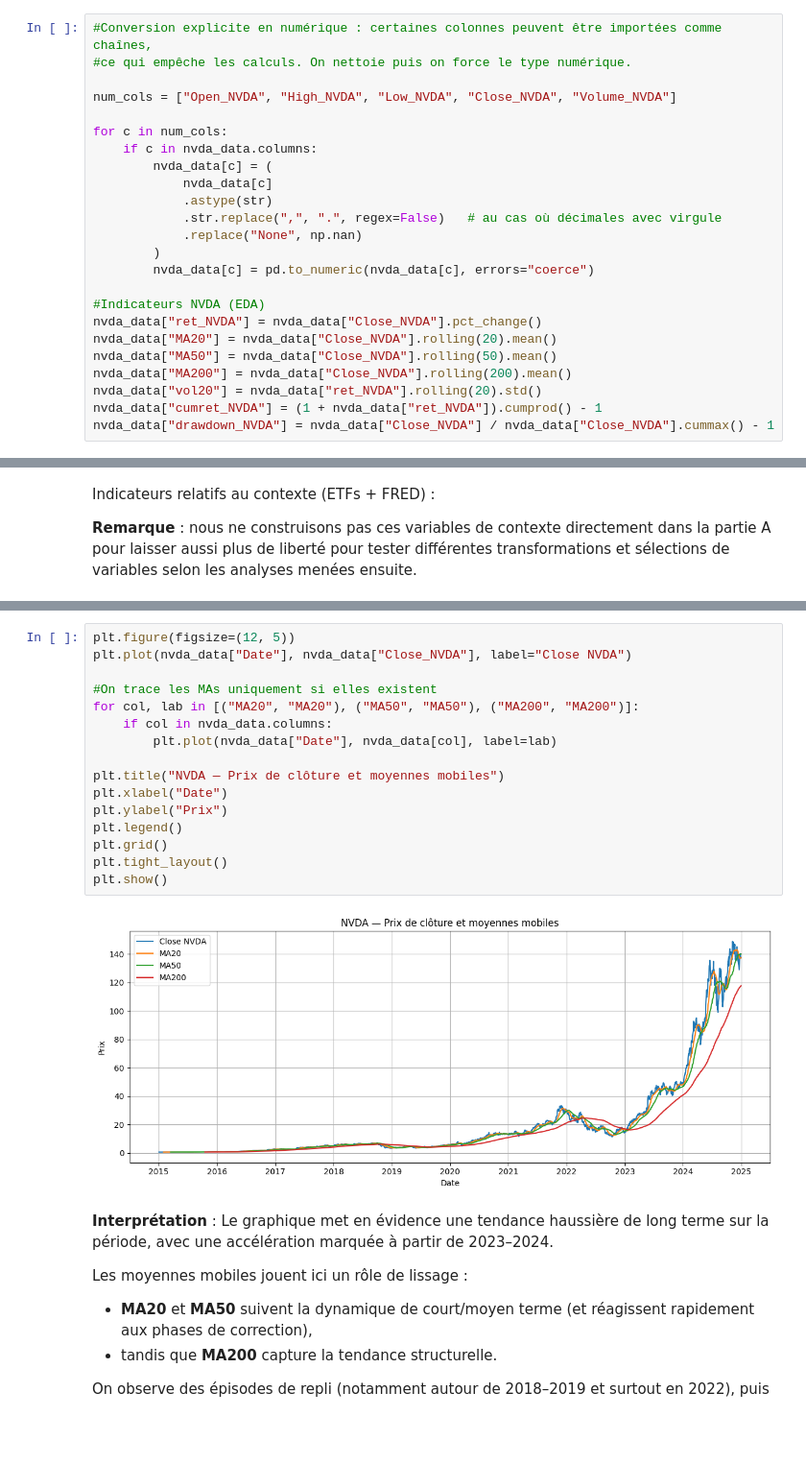
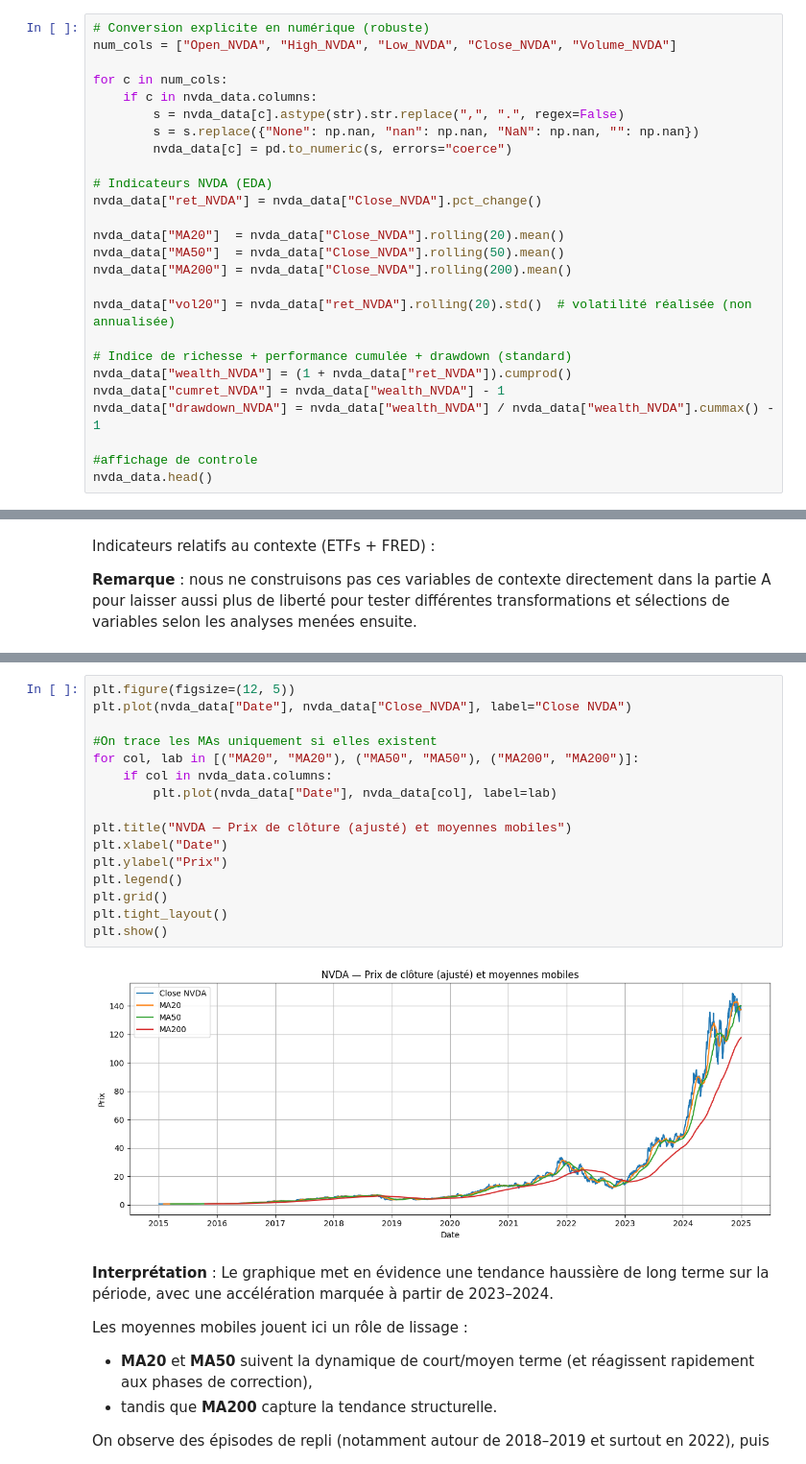
Before and after one commit to JoelKt29/Python-pour-la-data, a Jupyter notebook: Final copy.ipynb, the cells around one changed output, grey strips where cells are left out. Shown at 96% size. Drawn from its saved outputs; the diff is of its cells as text; blank space fills up the shorter version.

```diff
--- a/Final copy.ipynb
+++ b/Final copy.ipynb
@@ -572,26 +633,28 @@ nvda_data = nvda_data_2[["Date", "Open_NVDA", "High_NVDA", "Low_NVDA", "Close_NV
 # %% [markdown]
 Indicateurs relatifs à NVIDIA :
 # %%
-#Conversion explicite en numérique : certaines colonnes peuvent être importées comme chaînes,
-#ce qui empêche les calculs. On nettoie puis on force le type numérique.
-
+# Conversion explicite en numérique (robuste)
 num_cols = ["Open_NVDA", "High_NVDA", "Low_NVDA", "Close_NVDA", "Volume_NVDA"]
 
 for c in num_cols:
     if c in nvda_data.columns:
-        nvda_data[c] = (
-            nvda_data[c]
-            .astype(str)
-            .str.replace(",", ".", regex=False)   # au cas où décimales avec virgule
-            .replace("None", np.nan)
-        )
-        nvda_data[c] = pd.to_numeric(nvda_data[c], errors="coerce")
+        s = nvda_data[c].astype(str).str.replace(",", ".", regex=False)
+        s = s.replace({"None": np.nan, "nan": np.nan, "NaN": np.nan, "": np.nan})
+        nvda_data[c] = pd.to_numeric(s, errors="coerce")
 
-#Indicateurs NVDA (EDA)
+# Indicateurs NVDA (EDA)
 nvda_data["ret_NVDA"] = nvda_data["Close_NVDA"].pct_change()
-nvda_data["MA20"] = nvda_data["Close_NVDA"].rolling(20).mean()
-nvda_data["MA50"] = nvda_data["Close_NVDA"].rolling(50).mean()
+
+nvda_data["MA20"]  = nvda_data["Close_NVDA"].rolling(20).mean()
+nvda_data["MA50"]  = nvda_data["Close_NVDA"].rolling(50).mean()
 nvda_data["MA200"] = nvda_data["Close_NVDA"].rolling(200).mean()
-nvda_data["vol20"] = nvda_data["ret_NVDA"].rolling(20).std()
-nvda_data["cumret_NVDA"] = (1 + nvda_data["ret_NVDA"]).cumprod() - 1
-nvda_data["drawdown_NVDA"] = nvda_data["Close_NVDA"] / nvda_data["Close_NVDA"].cummax() - 1
+
+nvda_data["vol20"] = nvda_data["ret_NVDA"].rolling(20).std()  # volatilité réalisée (non annualisée)
+
+# Indice de richesse + performance cumulée + drawdown (standard)
+nvda_data["wealth_NVDA"] = (1 + nvda_data["ret_NVDA"]).cumprod()
+nvda_data["cumret_NVDA"] = nvda_data["wealth_NVDA"] - 1
+nvda_data["drawdown_NVDA"] = nvda_data["wealth_NVDA"] / nvda_data["wealth_NVDA"].cummax() - 1
+
+#affichage de controle
+nvda_data.head()
@@ -633,21 +721,21 @@ On visualise l’évolution du prix de clôture de NVDA sur la période, ainsi q
 # %%
 plt.figure(figsize=(12, 5))
 plt.plot(nvda_data["Date"], nvda_data["Close_NVDA"], label="Close NVDA")
 
 #On trace les MAs uniquement si elles existent
 for col, lab in [("MA20", "MA20"), ("MA50", "MA50"), ("MA200", "MA200")]:
     if col in nvda_data.columns:
         plt.plot(nvda_data["Date"], nvda_data[col], label=lab)
 
-plt.title("NVDA — Prix de clôture et moyennes mobiles")
+plt.title("NVDA — Prix de clôture (ajusté) et moyennes mobiles")
 plt.xlabel("Date")
 plt.ylabel("Prix")
 plt.legend()
 plt.grid()
 plt.tight_layout()
 plt.show()
 # %% [output]
-[figure, old version]
+[figure, new version]
 # %% [markdown]
 **Interprétation** : Le graphique met en évidence une tendance haussière de long terme sur la période, avec une accélération marquée à partir de 2023–2024.
 
```
Also changed, not shown: parts of 22 cells of this notebook.
